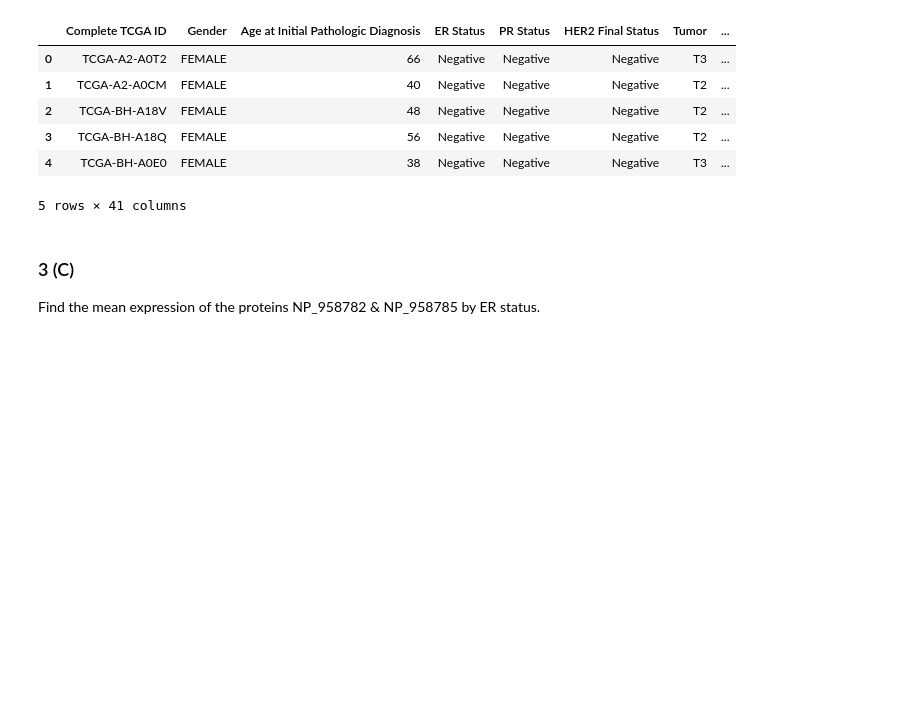
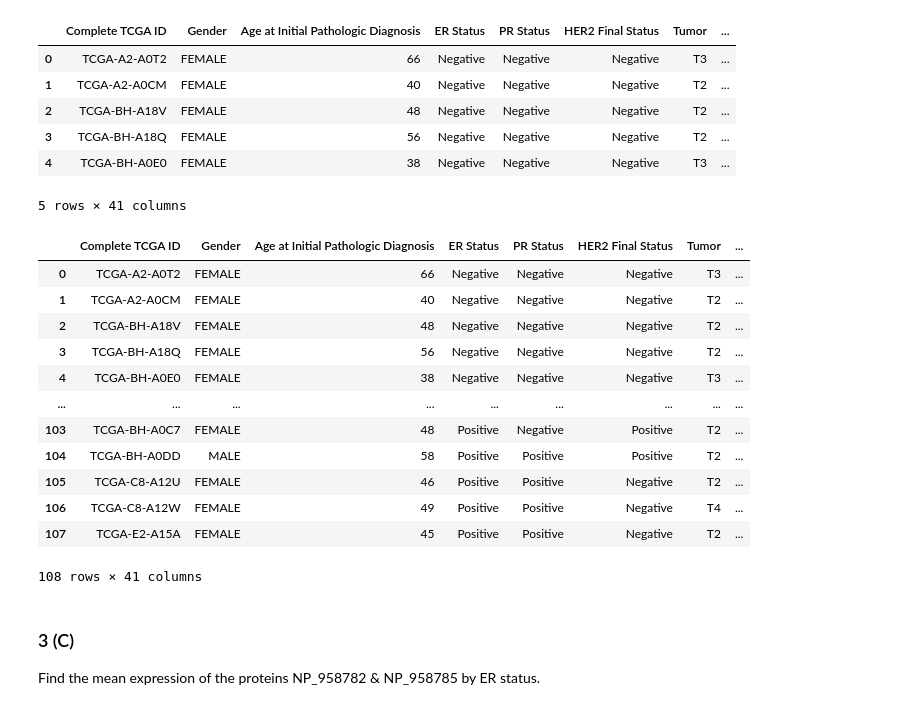
Before and after one commit to araastat/BIOF440, a Jupyter notebook: docs/assignments/week2/BIOF440_HW2_Solution.ipynb, the cells around one changed output. Drawn from its saved outputs; the diff is of its cells as text; code cells hidden in the pictures; blank space fills up the shorter version.

```diff
--- a/docs/assignments/week2/BIOF440_HW2_Solution.ipynb
+++ b/docs/assignments/week2/BIOF440_HW2_Solution.ipynb
@@ -191,6 +191,22 @@ brca has 108 rows and 41 columns
 | 3 | TCGA-BH-A18Q | FEMALE | 56 | Negative | Negative | Negative | T2 | ... |
 | 4 | TCGA-BH-A0E0 | FEMALE | 38 | Negative | Negative | Negative | T3 | ... |
 5 rows × 41 columns
+# %%
+pd.merge(brca_clin, brca_expr, how='left',left_on="Complete TCGA ID", right_on="TCGA_ID")
+# %% [output]
+|  | Complete TCGA ID | Gender | Age at Initial Pathologic Diagnosis | ER Status | PR Status | HER2 Final Status | Tumor | ... |
+| 0 | TCGA-A2-A0T2 | FEMALE | 66 | Negative | Negative | Negative | T3 | ... |
+| 1 | TCGA-A2-A0CM | FEMALE | 40 | Negative | Negative | Negative | T2 | ... |
+| 2 | TCGA-BH-A18V | FEMALE | 48 | Negative | Negative | Negative | T2 | ... |
+| 3 | TCGA-BH-A18Q | FEMALE | 56 | Negative | Negative | Negative | T2 | ... |
+| 4 | TCGA-BH-A0E0 | FEMALE | 38 | Negative | Negative | Negative | T3 | ... |
+| ... | ... | ... | ... | ... | ... | ... | ... | ... |
+| 103 | TCGA-BH-A0C7 | FEMALE | 48 | Positive | Negative | Positive | T2 | ... |
+| 104 | TCGA-BH-A0DD | MALE | 58 | Positive | Positive | Positive | T2 | ... |
+| 105 | TCGA-C8-A12U | FEMALE | 46 | Positive | Positive | Negative | T2 | ... |
+| 106 | TCGA-C8-A12W | FEMALE | 49 | Positive | Positive | Negative | T4 | ... |
+| 107 | TCGA-E2-A15A | FEMALE | 45 | Positive | Positive | Negative | T2 | ... |
+108 rows × 41 columns
 # %% [markdown]
 ### 3 (C)
 
```
Also changed, not shown: parts of 8 cells of this notebook, 4 other files.
